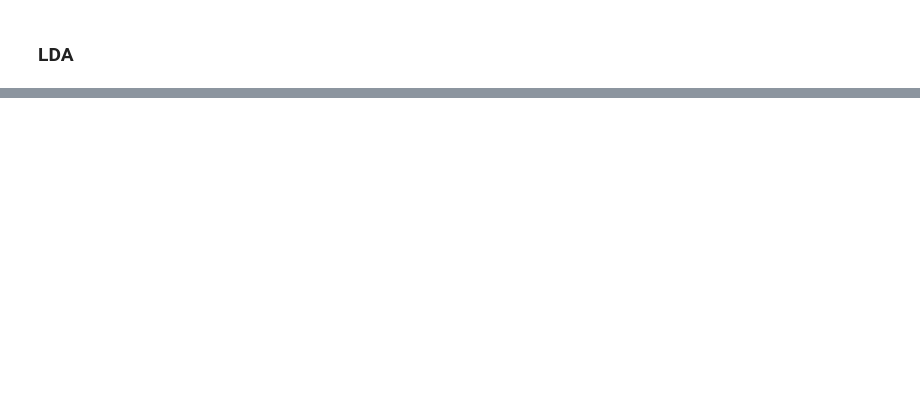
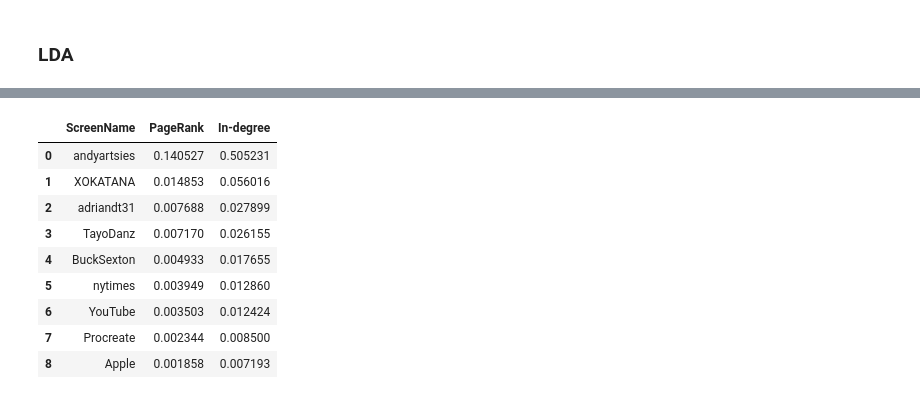
Before and after one commit to JingyiWang3/AD-Targeting-for-Apple-Products-on-Twitter, a Jupyter notebook: data_processing/main.ipynb, the cells around one changed output, grey strips where cells are left out. Saved outputs shown, nothing was run; the diff lists cells and outputs as text; code cells hidden in the pictures; blank space fills up the shorter version.

```diff
--- a/data_processing/main.ipynb
+++ b/data_processing/main.ipynb
@@ -106,0 +179,13 @@ writeToJSONFile('./','iPad_aff',mydict)
+# %%
+get_influencer(iPad_df)
+# %% [output]
+|  | ScreenName | PageRank | In-degree |
+| 0 | andyartsies | 0.140527 | 0.505231 |
+| 1 | XOKATANA | 0.014853 | 0.056016 |
+| 2 | adriandt31 | 0.007688 | 0.027899 |
+| 3 | TayoDanz | 0.007170 | 0.026155 |
+| 4 | BuckSexton | 0.004933 | 0.017655 |
+| 5 | nytimes | 0.003949 | 0.012860 |
+| 6 | YouTube | 0.003503 | 0.012424 |
+| 7 | Procreate | 0.002344 | 0.008500 |
+| 8 | Apple | 0.001858 | 0.007193 |
```
Also changed, not shown: parts of 30 cells of this notebook, 33 other files.
